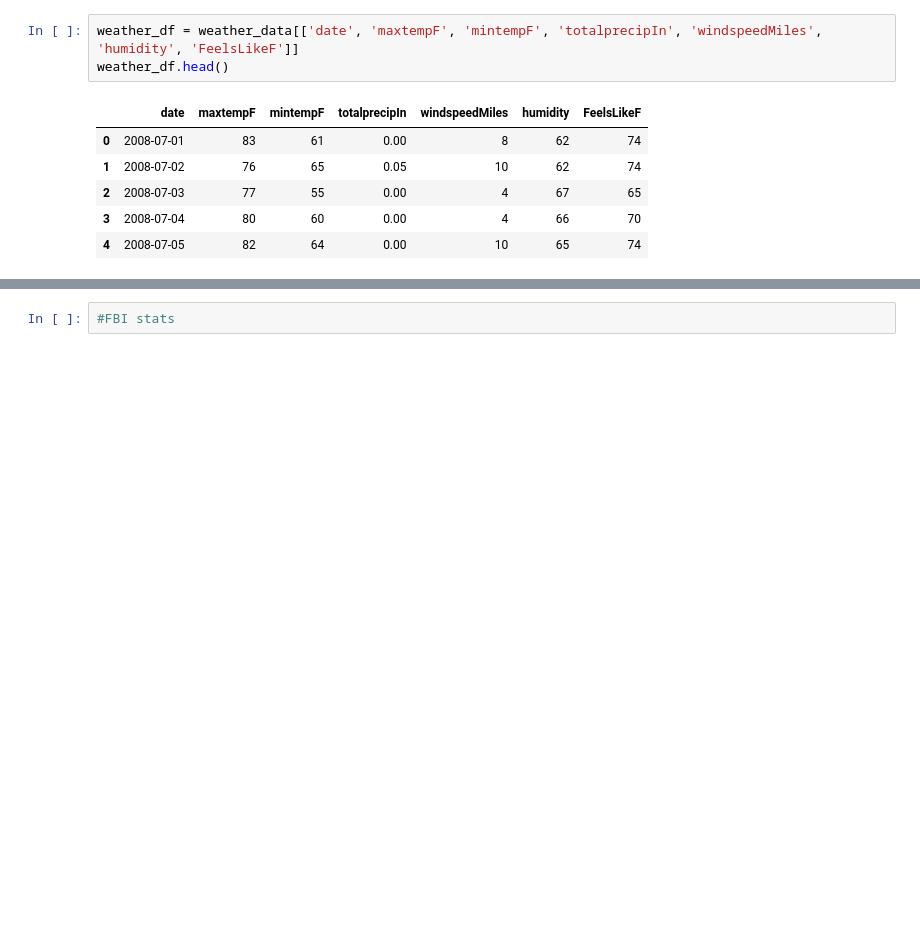
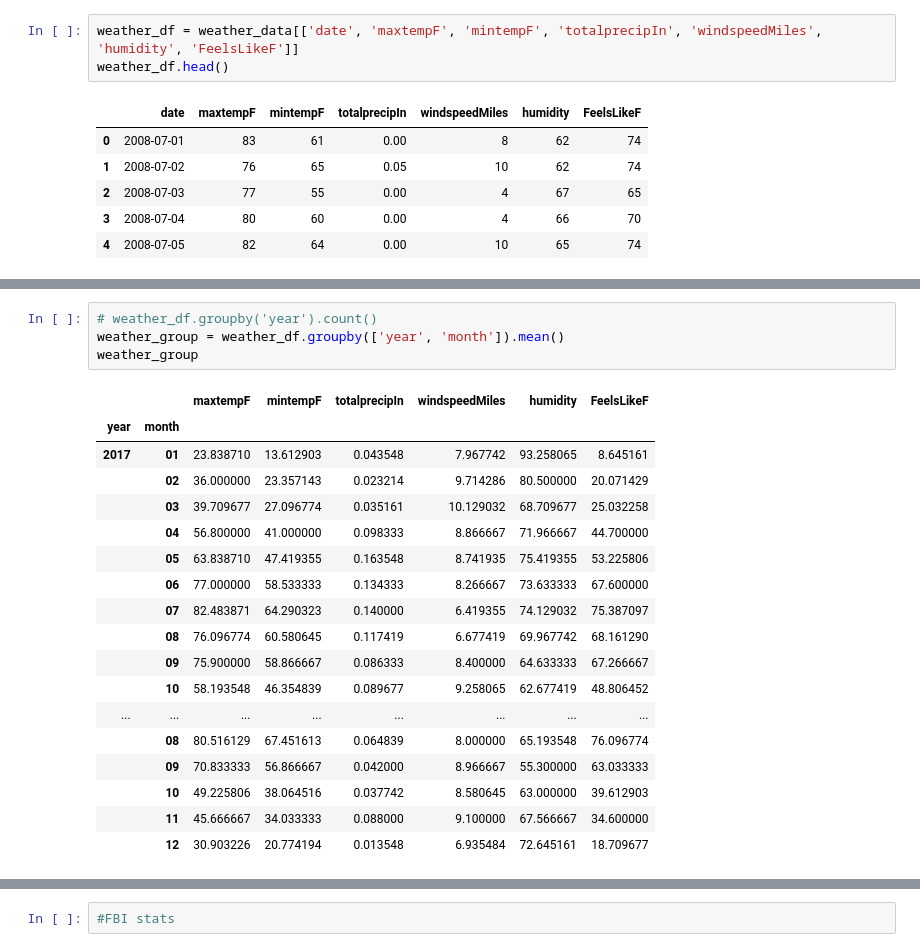
Before and after one commit to teenastewart/Project_1, a Jupyter notebook: Teena/Project 1 notebook.ipynb, the cells around one changed output, grey strips where cells are left out. Drawn from its saved outputs; the diff is of its cells as text; blank space fills up the shorter version.

```diff
--- a/Teena/Project 1 notebook.ipynb
+++ b/Teena/Project 1 notebook.ipynb
@@ -49,0 +130,23 @@ weather_df.head()
+# %%
+# weather_df.groupby('year').count()
+weather_group = weather_df.groupby(['year', 'month']).mean()
+weather_group
+# %% [output]
+|  |  | maxtempF | mintempF | totalprecipIn | windspeedMiles | humidity | FeelsLikeF |
+| year | month |  |  |  |  |  |  |
+| 2017 | 01 | 23.838710 | 13.612903 | 0.043548 | 7.967742 | 93.258065 | 8.645161 |
+|  | 02 | 36.000000 | 23.357143 | 0.023214 | 9.714286 | 80.500000 | 20.071429 |
+|  | 03 | 39.709677 | 27.096774 | 0.035161 | 10.129032 | 68.709677 | 25.032258 |
+|  | 04 | 56.800000 | 41.000000 | 0.098333 | 8.866667 | 71.966667 | 44.700000 |
+|  | 05 | 63.838710 | 47.419355 | 0.163548 | 8.741935 | 75.419355 | 53.225806 |
+|  | 06 | 77.000000 | 58.533333 | 0.134333 | 8.266667 | 73.633333 | 67.600000 |
+|  | 07 | 82.483871 | 64.290323 | 0.140000 | 6.419355 | 74.129032 | 75.387097 |
+|  | 08 | 76.096774 | 60.580645 | 0.117419 | 6.677419 | 69.967742 | 68.161290 |
+|  | 09 | 75.900000 | 58.866667 | 0.086333 | 8.400000 | 64.633333 | 67.266667 |
+|  | 10 | 58.193548 | 46.354839 | 0.089677 | 9.258065 | 62.677419 | 48.806452 |
+| ... | ... | ... | ... | ... | ... | ... | ... |
+|  | 08 | 80.516129 | 67.451613 | 0.064839 | 8.000000 | 65.193548 | 76.096774 |
+|  | 09 | 70.833333 | 56.866667 | 0.042000 | 8.966667 | 55.300000 | 63.033333 |
+|  | 10 | 49.225806 | 38.064516 | 0.037742 | 8.580645 | 63.000000 | 39.612903 |
+|  | 11 | 45.666667 | 34.033333 | 0.088000 | 9.100000 | 67.566667 | 34.600000 |
+|  | 12 | 30.903226 | 20.774194 | 0.013548 | 6.935484 | 72.645161 | 18.709677 |
```
Also changed, not shown: parts of 14 cells of this notebook.
